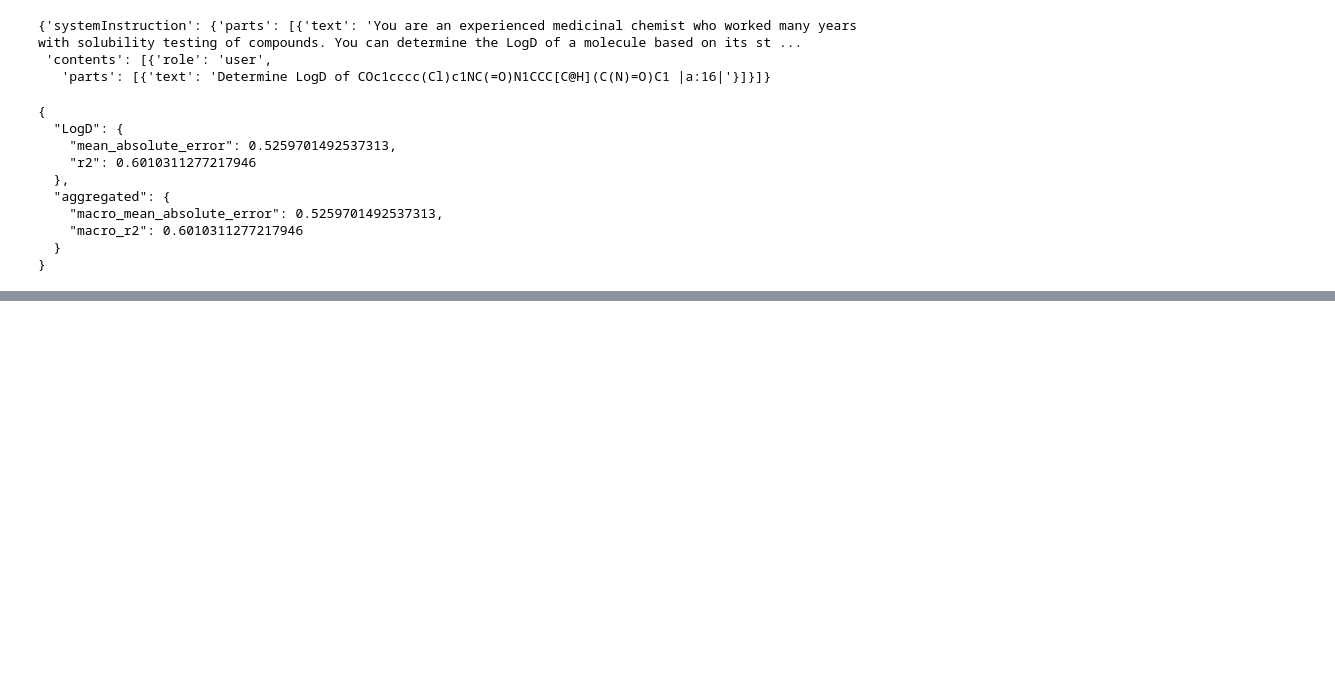
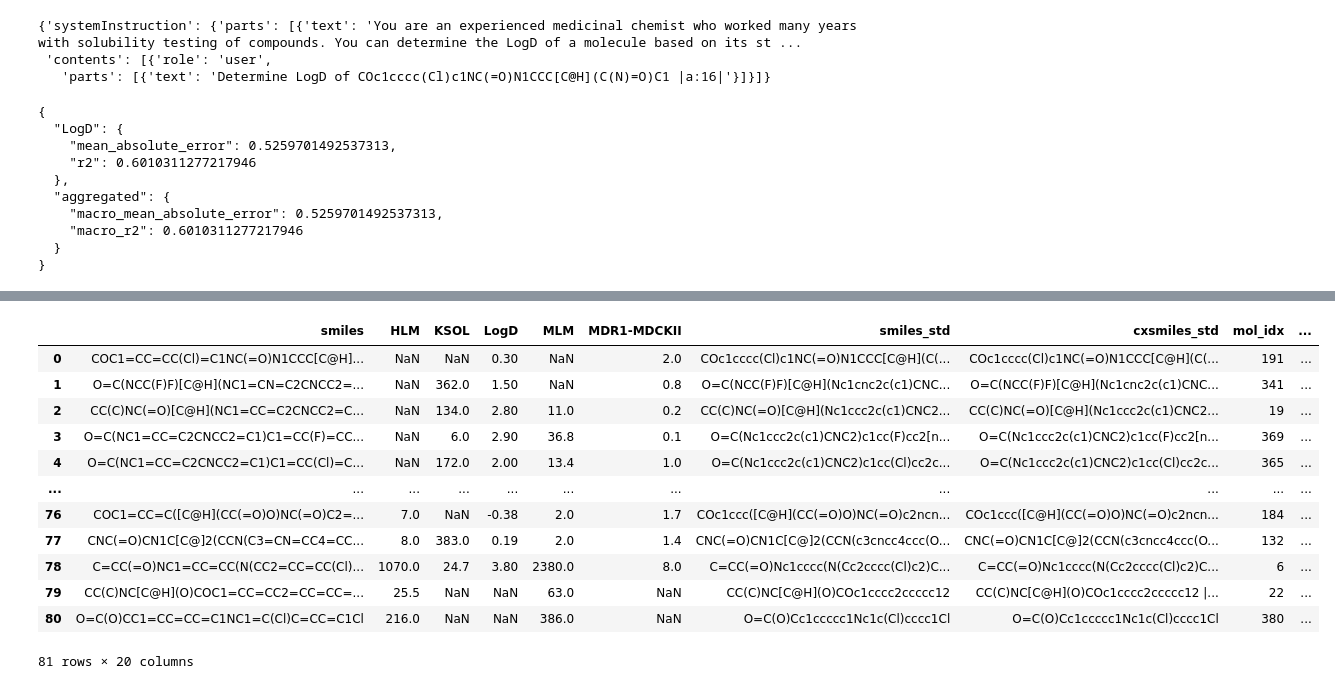
Before and after one commit to Alicegaz/AgenticADMET, a Jupyter notebook: notebooks/2.6_gemini_finetune.ipynb, the cells around one changed output, grey strips where cells are left out. Drawn from its saved outputs; the diff is of its cells as text; code cells hidden in the pictures; blank space fills up the shorter version.

```diff
--- a/notebooks/2.6_gemini_finetune.ipynb
+++ b/notebooks/2.6_gemini_finetune.ipynb
@@ -916,0 +1185,2 @@ print(json.dumps(metrics, indent=2))
+# %%
+save_path = Path(f"../output/asap/rnd_splits/gemini/run_5/split_{SPLIT}/val_predictions.csv")
@@ -916,0 +1194,17 @@ print(json.dumps(metrics, indent=2))
+# %%
+val = pd.read_csv(save_path)
+val
+# %% [output]
+|  | smiles | HLM | KSOL | LogD | MLM | MDR1-MDCKII | smiles_std | cxsmiles_std | mol_idx | ... |
+| 0 | COC1=CC=CC(Cl)=C1NC(=O)N1CCC[C@H]... | NaN | NaN | 0.30 | NaN | 2.0 | COc1cccc(Cl)c1NC(=O)N1CCC[C@H](C(... | COc1cccc(Cl)c1NC(=O)N1CCC[C@H](C(... | 191 | ... |
+| 1 | O=C(NCC(F)F)[C@H](NC1=CN=C2CNCC2=... | NaN | 362.0 | 1.50 | NaN | 0.8 | O=C(NCC(F)F)[C@H](Nc1cnc2c(c1)CNC... | O=C(NCC(F)F)[C@H](Nc1cnc2c(c1)CNC... | 341 | ... |
+| 2 | CC(C)NC(=O)[C@H](NC1=CC=C2CNCC2=C... | NaN | 134.0 | 2.80 | 11.0 | 0.2 | CC(C)NC(=O)[C@H](Nc1ccc2c(c1)CNC2... | CC(C)NC(=O)[C@H](Nc1ccc2c(c1)CNC2... | 19 | ... |
+| 3 | O=C(NC1=CC=C2CNCC2=C1)C1=CC(F)=CC... | NaN | 6.0 | 2.90 | 36.8 | 0.1 | O=C(Nc1ccc2c(c1)CNC2)c1cc(F)cc2[n... | O=C(Nc1ccc2c(c1)CNC2)c1cc(F)cc2[n... | 369 | ... |
+| 4 | O=C(NC1=CC=C2CNCC2=C1)C1=CC(Cl)=C... | NaN | 172.0 | 2.00 | 13.4 | 1.0 | O=C(Nc1ccc2c(c1)CNC2)c1cc(Cl)cc2c... | O=C(Nc1ccc2c(c1)CNC2)c1cc(Cl)cc2c... | 365 | ... |
+| ... | ... | ... | ... | ... | ... | ... | ... | ... | ... | ... |
+| 76 | COC1=CC=C([C@H](CC(=O)O)NC(=O)C2=... | 7.0 | NaN | -0.38 | 2.0 | 1.7 | COc1ccc([C@H](CC(=O)O)NC(=O)c2ncn... | COc1ccc([C@H](CC(=O)O)NC(=O)c2ncn... | 184 | ... |
+| 77 | CNC(=O)CN1C[C@]2(CCN(C3=CN=CC4=CC... | 8.0 | 383.0 | 0.19 | 2.0 | 1.4 | CNC(=O)CN1C[C@]2(CCN(c3cncc4ccc(O... | CNC(=O)CN1C[C@]2(CCN(c3cncc4ccc(O... | 132 | ... |
+| 78 | C=CC(=O)NC1=CC=CC(N(CC2=CC=CC(Cl)... | 1070.0 | 24.7 | 3.80 | 2380.0 | 8.0 | C=CC(=O)Nc1cccc(N(Cc2cccc(Cl)c2)C... | C=CC(=O)Nc1cccc(N(Cc2cccc(Cl)c2)C... | 6 | ... |
+| 79 | CC(C)NC[C@H](O)COC1=CC=CC2=CC=CC=... | 25.5 | NaN | NaN | 63.0 | NaN | CC(C)NC[C@H](O)COc1cccc2ccccc12 | CC(C)NC[C@H](O)COc1cccc2ccccc12 |... | 22 | ... |
+| 80 | O=C(O)CC1=CC=CC=C1NC1=C(Cl)C=CC=C1Cl | 216.0 | NaN | NaN | 386.0 | NaN | O=C(O)Cc1ccccc1Nc1c(Cl)cccc1Cl | O=C(O)Cc1ccccc1Nc1c(Cl)cccc1Cl | 380 | ... |
+81 rows × 20 columns
```
Also changed, not shown: parts of 26 cells of this notebook.
